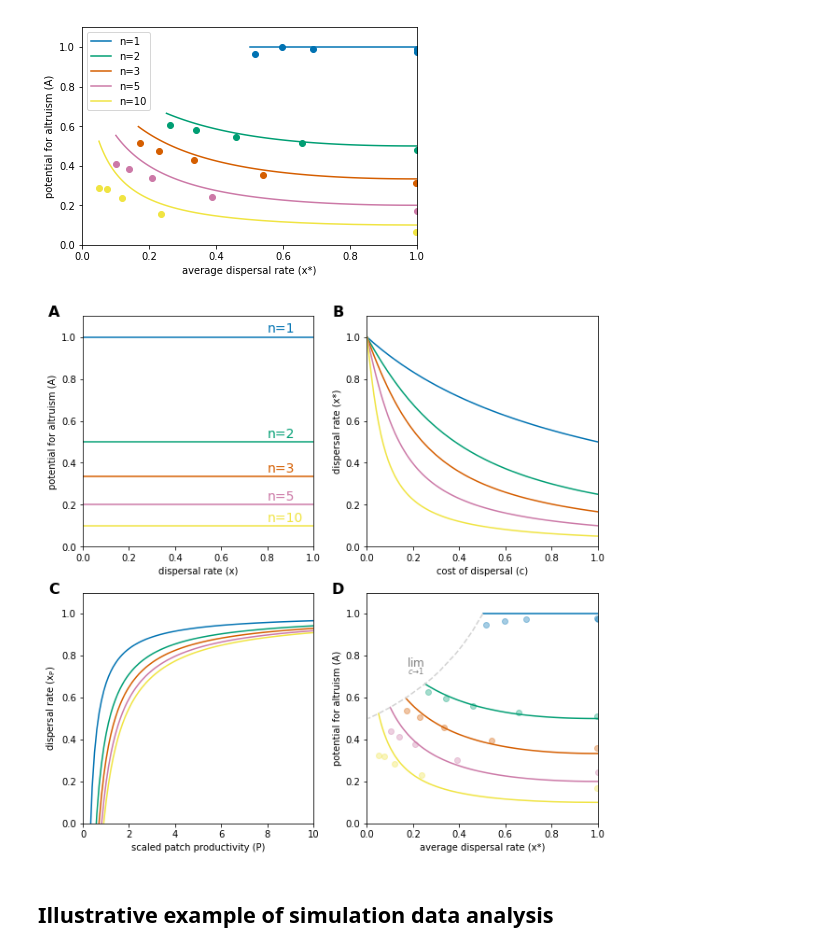
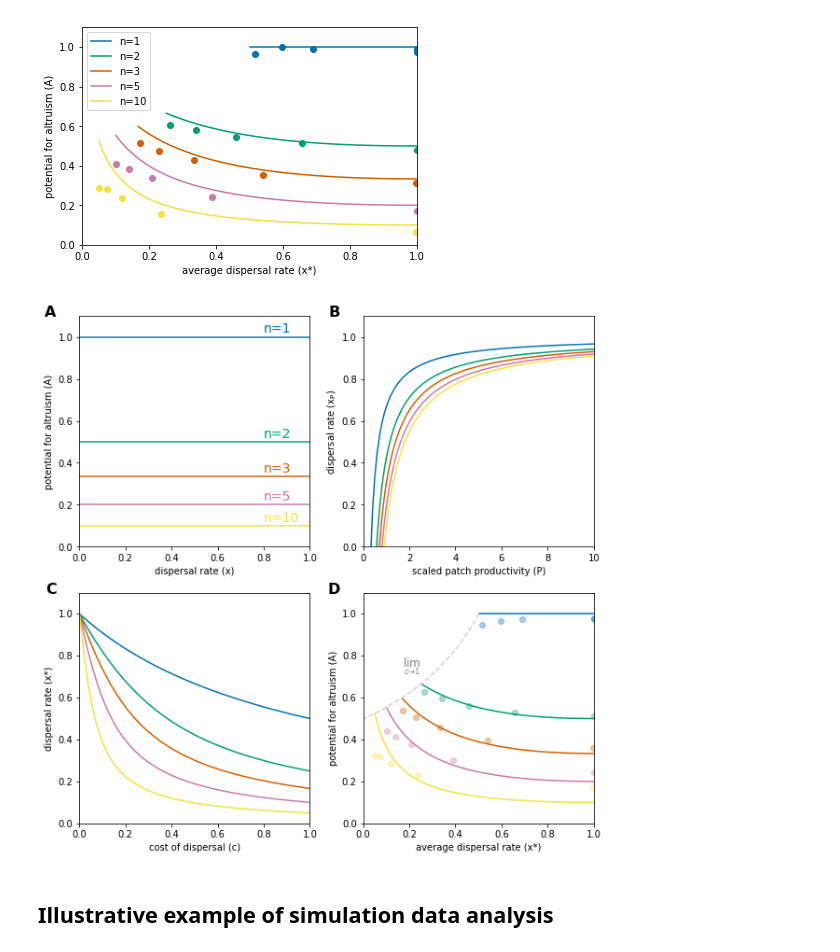
Before and after one commit to jkanwal/viscosity-promotes-altruism, a Jupyter notebook: data_analysis_and_figs.ipynb, the cells around one changed output. Saved outputs shown, nothing was run; the diff lists cells and outputs as text; code cells hidden in the pictures.

```diff
--- a/data_analysis_and_figs.ipynb
+++ b/data_analysis_and_figs.ipynb
@@ -118,9 +120,9 @@ avg_d_5 = [get_avg_disp(f) for f in disp_files_5]
 avg_d_10 = [get_avg_disp(f) for f in disp_files_10]
 # %%
 #Functions for plotting analytical predictions
-def get_z(n,c):
-    z = 2/(1 + 2*c*n + np.sqrt(1+4*n*(n-1)*(c**2)))
-    return(z)
+def get_x_star(n,c):
+    x_star = 2/(1 + 2*c*n + np.sqrt(1+4*n*(n-1)*(c**2)))
+    return(x_star)
 
 def get_A(n,c):
     A = (2*n*(c**2)-1-np.sqrt(1+4*n*(n-1)*(c**2)))/(2*n*(c**2-1))
@@ -202,7 +204,7 @@ pylab.rcParams['figure.figsize'] = (10, 10)
 
 fig = plt.figure()
 
-#Panel 1: Taylor 92 model
+#Panel 1: Density-independent dispersal model (version of Taylor 92 generalised for non-zero c)
 ax1 = fig.add_subplot(2,2,1)
 xpoints = np.linspace(0,1,5)
 ax1.plot(xpoints, [1]*5, '-', label='n=1')
@@ -214,7 +216,6 @@ ax1.set_ylim(0,1.1)
 ax1.set_xlim(0,1)
 ax1.set_xlabel('dispersal rate (x)')
 ax1.set_ylabel('potential for altruism (A)')
-#ax1.legend(loc='upper right') #, bbox_to_anchor=(1, 0.9))
 ax1.text(-0.1, 1.15, 'A', fontsize=16, fontweight='bold', va='top', ha='right')
 ax1.set_aspect(1.0/ax1.get_data_ratio(), adjustable='box')
 ax1.text(0.8, 1+0.02, 'n=1', fontsize=14, color='#0072B2')
@@ -223,75 +224,72 @@ ax1.text(0.8, (1/3)+0.02, 'n=3', fontsize=14, color='#D55E00')
 ax1.text(0.8, (1/5)+0.02, 'n=5', fontsize=14, color='#CC79A7')
 ax1.text(0.8, (1/10)+0.02, 'n=10', fontsize=14, color='#F0E442')
 
-#Panel 2: Motro/Frank dispersal rate as a function of c
+#Panel 2: Density-dependent dispersal rate as a function of patch density P
 ax2 = fig.add_subplot(2,2,2)
+xpoints_ct = np.linspace(0.1,10.1,100)
+def x_crespi(c,n,P):
+    x = 1 - (1/P)*(1 - 2/( 1 + 2*c*n + np.sqrt(1 + 4*n*(c**2)*(n-1)) ) )
+    return x
+ax2.plot(xpoints_ct, [x_crespi(0.5,1,P) for P in xpoints_ct], '-') #, label='n=1')
+ax2.plot(xpoints_ct, [x_crespi(0.5,2,P) for P in xpoints_ct], '-') #, label='n=2')
+ax2.plot(xpoints_ct, [x_crespi(0.5,3,P) for P in xpoints_ct], '-') #, label='n=3')
+ax2.plot(xpoints_ct, [x_crespi(0.5,5,P) for P in xpoints_ct], '-') #, label='n=5')
+ax2.plot(xpoints_ct, [x_crespi(0.5,10,P) for P in xpoints_ct], '-') #, label='n=10')
+ax2.set_ylim(0,1.1)
+ax2.set_xlim(0,10)
+ax2.set_xlabel('scaled patch productivity (P)')
+ax2.set_ylabel('dispersal rate ($\mathregular{x_P}$)')
+ax2.text(-1, 1.15, 'B', fontsize=16, fontweight='bold', va='top', ha='right')
+ax2.set_aspect(1.0/ax2.get_data_ratio(), adjustable='box')
+
+#Panel 3: Optimal average dispersal rate as a function of c (originally derived by Motro/Frank)
+ax3 = fig.add_subplot(2,2,3)
 xpoints_m = np.linspace(0,1,100)
 def x_motro(c,n):
     x = 2/( 1 + 2*c*n + np.sqrt(1 + 4*n*(c**2)*(n-1)) )
     return x
-ax2.plot(xpoints_m, [x_motro(c,1) for c in xpoints_m], '-') #, label='n=1')
-ax2.plot(xpoints_m, [x_motro(c,2) for c in xpoints_m], '-') #, label='n=2')
-ax2.plot(xpoints_m, [x_motro(c,3) for c in xpoints_m], '-') #, label='n=3')
-ax2.plot(xpoints_m, [x_motro(c,5) for c in xpoints_m], '-') #, label='n=5')
-ax2.plot(xpoints_m, [x_motro(c,10) for c in xpoints_m], '-') #, label='n=10')
-ax2.set_ylim(0,1.1)
-ax2.set_xlim(0,1)
-ax2.set_xlabel('cost of dispersal (c)')
-ax2.set_ylabel('dispersal rate (x*)')
-ax2.text(-0.1, 1.15, 'B', fontsize=16, fontweight='bold', va='top', ha='right')
-ax2.set_aspect(1.0/ax2.get_data_ratio(), adjustable='box')
-#ax2.legend()
-
-#Panel 3: Density-dependent dispersal rate as a function of P
-ax3 = fig.add_subplot(2,2,3)
-xpoints_ct = np.linspace(0.1,10.1,100)
-#xpoints_ct2 = [P/(1+P) for P in xpoints_ct]
-def x_crespi(c,n,P):
-    x = 1 - (1/P)*(1 - 2/( 1 + 2*c*n + np.sqrt(1 + 4*n*(c**2)*(n-1)) ) )
-    return x
-ax3.plot(xpoints_ct, [x_crespi(0.5,1,P) for P in xpoints_ct], '-') #, label='n=1')
-ax3.plot(xpoints_ct, [x_crespi(0.5,2,P) for P in xpoints_ct], '-') #, label='n=2')
-ax3.plot(xpoints_ct, [x_crespi(0.5,3,P) for P in xpoints_ct], '-') #, label='n=3')
-ax3.plot(xpoints_ct, [x_crespi(0.5,5,P) for P in xpoints_ct], '-') #, label='n=5')
-ax3.plot(xpoints_ct, [x_crespi(0.5,10,P) for P in xpoints_ct], '-') #, label='n=10')
+ax3.plot(xpoints_m, [x_motro(c,1) for c in xpoints_m], '-') #, label='n=1')
+ax3.plot(xpoints_m, [x_motro(c,2) for c in xpoints_m], '-') #, label='n=2')
+ax3.plot(xpoints_m, [x_motro(c,3) for c in xpoints_m], '-') #, label='n=3')
+ax3.plot(xpoints_m, [x_motro(c,5) for c in xpoints_m], '-') #, label='n=5')
+ax3.plot(xpoints_m, [x_motro(c,10) for c in xpoints_m], '-') #, label='n=10')
 ax3.set_ylim(0,1.1)
-ax3.set_xlim(0,10)
-ax3.set_xlabel('scaled patch productivity (P)')
-ax3.set_ylabel('dispersal rate ($\mathregular{x_P}$)')
-ax3.text(-1, 1.15, 'C', fontsize=16, fontweight='bold', va='top', ha='right')
+ax3.set_xlim(0,1)
+ax3.set_xlabel('cost of dispersal (c)')
+ax3.set_ylabel('dispersal rate (x*)')
+ax3.text(-0.1, 1.15, 'C', fontsize=16, fontweight='bold', va='top', ha='right')
 ax3.set_aspect(1.0/ax3.get_data_ratio(), adjustable='box')
-#ax3.legend()
 
 #Panel 4: Our model
 ax4 = fig.add_subplot(2,2,4)
 c_list = np.linspace(0,1,100, endpoint=False)
 #plot analytical predictions
-ax4.plot([get_z(1,c) for c in c_list], [get_A(1,c) for c in c_list], '-') #, label='n=1')
-ax4.plot([get_z(2,c) for c in c_list], [get_A(2,c) for c in c_list], '-') #, label='n=2')
-ax4.plot([get_z(3,c) for c in c_list], [get_A(3,c) for c in c_list], '-') #, label='n=3')
-ax4.plot([get_z(5,c) for c in c_list], [get_A(5,c) for c in c_list], '-') #, label='n=5')
-ax4.plot([get_z(10,c) for c in c_list], [get_A(10,c) for c in c_list], '-') #, label='n=10')
+ax4.plot([get_x_star(1,c) for c in c_list], [get_A(1,c) for c in c_list], '-') #, label='n=1')
+ax4.plot([get_x_star(2,c) for c in c_list], [get_A(2,c) for c in c_list], '-') #, label='n=2')
+ax4.plot([get_x_star(3,c) for c in c_list], [get_A(3,c) for c in c_list], '-') #, label='n=3')
+ax4.plot([get_x_star(5,c) for c in c_list], [get_A(5,c) for c in c_list], '-') #, label='n=5')
+ax4.plot([get_x_star(10,c) for c in c_list], [get_A(10,c) for c in c_list], '-') #, label='n=10')
 #plot actual simulation data points with actual avg dispersal
 ax4.plot(avg_d_1, A_list_1_mean, 'o', color = '#0072B2', alpha = 0.35)
 ax4.plot(avg_d_2, A_list_2_mean, 'o', color = '#009E73', alpha = 0.35)
 ax4.plot(avg_d_3, A_list_3_mean, 'o', color = '#D55E00', alpha = 0.35)
 ax4.plot(avg_d_5, A_list_5_mean, 'o', color = '#CC79A7', alpha = 0.35)
 ax4.plot(avg_d_10, A_list_10_mean, 'o', color = '#F0E442', alpha = 0.35)
 ax4.set_ylim(0,1.1)
 ax4.set_xlim(0,1)
 ax4.set_xlabel('average dispersal rate (x*)')
 ax4.set_ylabel('potential for altruism (A)')
 ax4.text(-0.1, 1.15, 'D', fontsize=16, fontweight='bold', va='top', ha='right')
-ax4.plot([get_z(n,max(c_list)) for n in [1,1.1,1.2,1.3,1.6,1.8,2,3,5,10,50,100]], [get_A(n,max(c_list)) for n in [1,1.1,1.2,1.3,1.6,1.8,2,3,5,10,50,100]], '--', color = 'lightgrey')
+ax4.plot([get_x_star(n,max(c_list)) for n in [1,1.1,1.2,1.3,1.6,1.8,2,3,5,10,50,100]], [get_A(n,max(c_list)) for n in [1,1.1,1.2,1.3,1.6,1.8,2,3,5,10,50,100]], '--', color = 'lightgrey')
 ax4.text(0.25, 0.8, r'$\lim_{c \to 1}$', fontsize=12, va='top', ha='right', color='grey')
 ax4.set_aspect(1.0/ax4.get_data_ratio(), adjustable='box')
 
-plt.savefig('4-panel-lim.svg', bbox_inches='tight')
-#plt.savefig('4-panel-lim.pdf', bbox_inches='tight')
+#plt.savefig('4-panel-lim.svg', bbox_inches='tight')
+plt.savefig('4-panel-lim.pdf', bbox_inches='tight')
 
 plt.show()
 # %% [output]
-[figure, old version]
+[figure, new version]
 # %% [markdown]
 ## Illustrative example of simulation data analysis
 # %%
```
Also changed, not shown: parts of 13 cells of this notebook.
